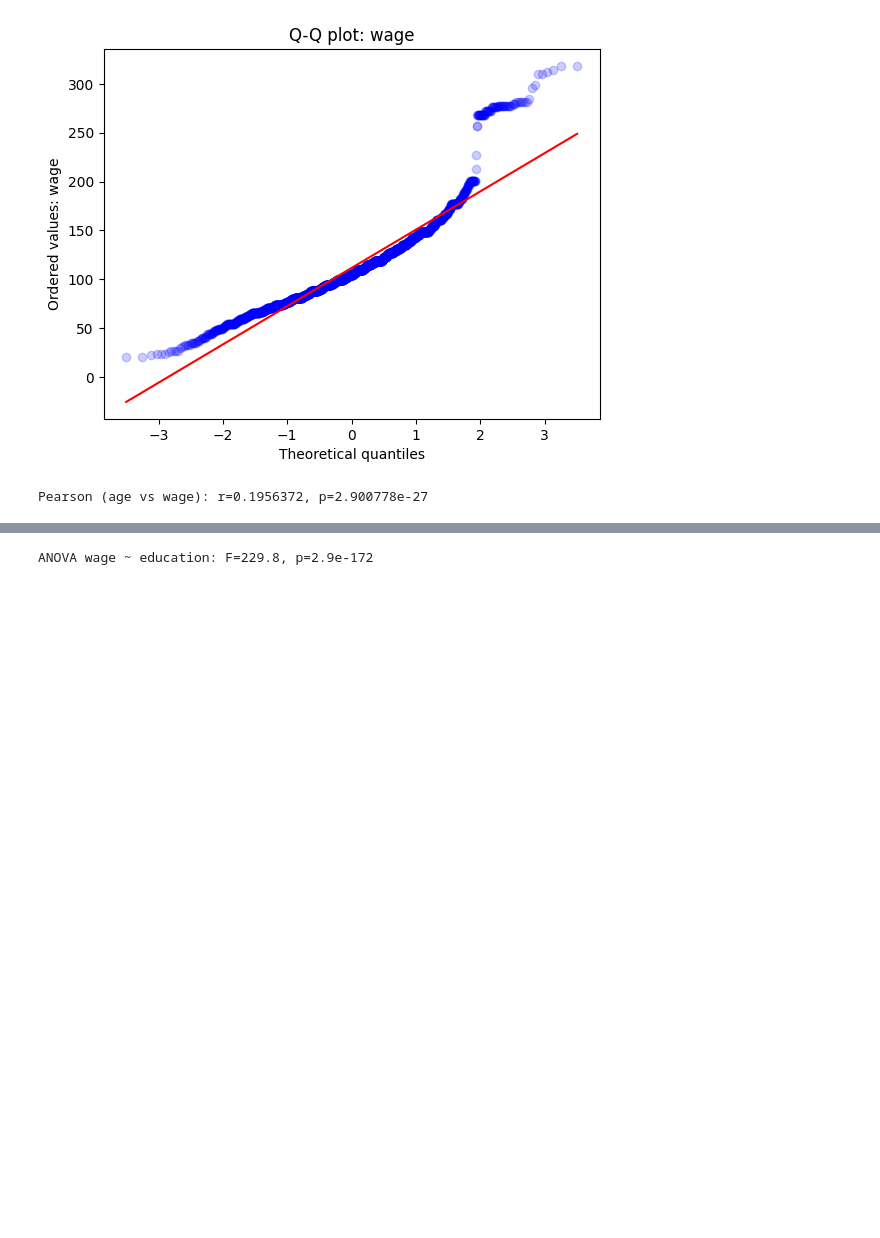
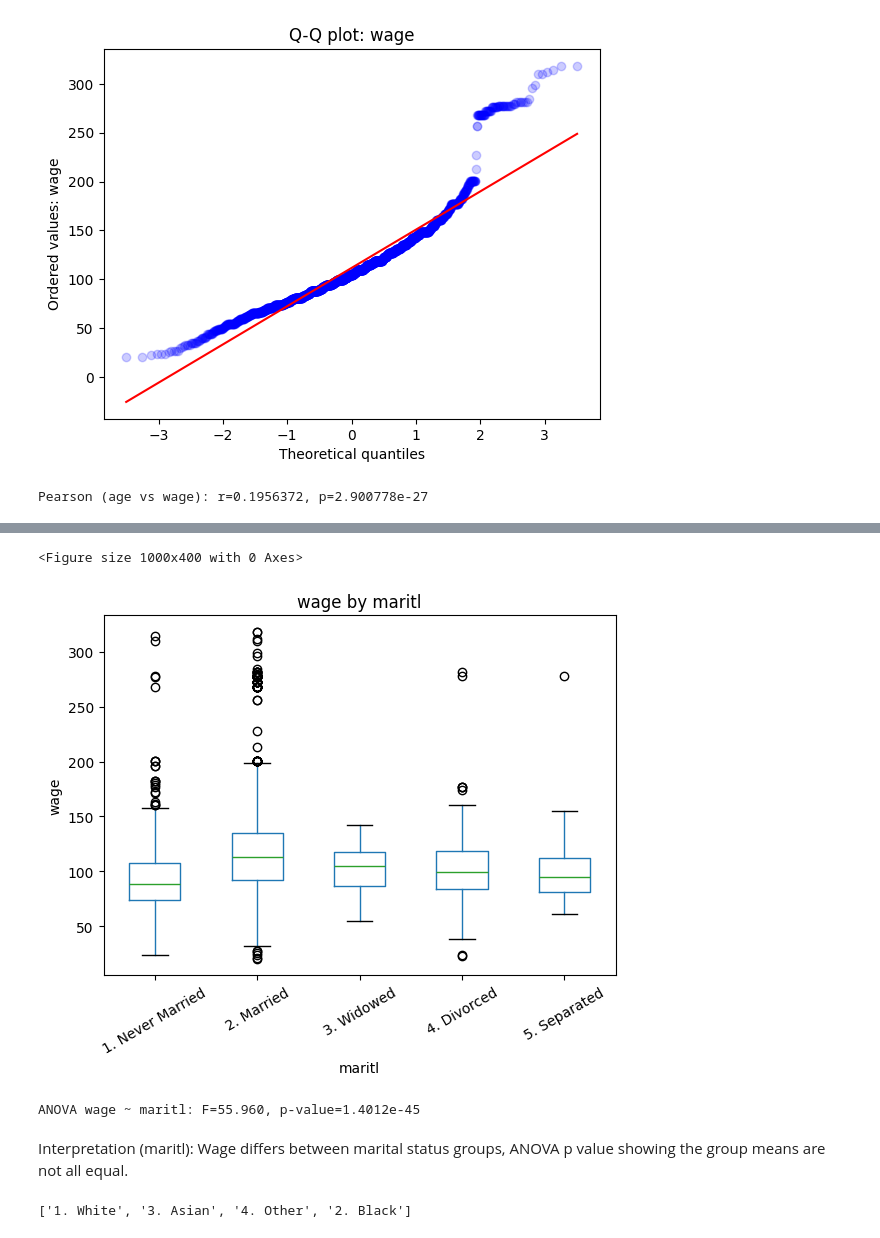
Before and after one commit to LNU4/ML, a Jupyter notebook: Assignment_1.ipynb, the cells around one changed output, grey strips where cells are left out. Saved outputs shown, nothing was run; the diff lists cells and outputs as text; code cells hidden in the pictures; blank space fills up the shorter version.

```diff
--- a/Assignment_1.ipynb
+++ b/Assignment_1.ipynb
@@ -187,10 +256,13 @@ plt.show()
 # %%
-feature_col = "education"
-levels = wage_data[feature_col].dropna().unique()
+## Plotting "box plot"
 
-groups = [wage_data.loc[wage_data["education"] == lvl, "wage"] for lvl in levels]
-
-F_value, p_value = stats.f_oneway(*groups)
-print(f"ANOVA wage ~ education: F={F_value:.1f}, p={p_value:.2g}")
+plt.figure(figsize=(10, 4))
+wage_data.boxplot(column="wage", by=feature_col, grid=False, rot=30)
+plt.title(f"{"wage"} by {feature_col}")
+plt.suptitle("")
+plt.xlabel(feature_col)
+plt.ylabel("wage")
+plt.show()
 # %% [output]
-ANOVA wage ~ education: F=229.8, p=2.9e-172
+<Figure size 1000x400 with 0 Axes>
+[figure, added]
@@ -205,0 +269,17 @@ ANOVA wage ~ education: F=229.8, p=2.9e-172
+# %%
+#ANOVA
+
+groups = [wage_data.loc[wage_data[feature_col] == lvl, "wage"].dropna() for lvl in levels]
+F_value, p_value = stats.f_oneway(*groups)
+print(f"ANOVA wage ~ {feature_col}: F={F_value:.3f}, p-value={p_value:.6g}")
+# %% [output]
+ANOVA wage ~ maritl: F=55.960, p-value=1.4012e-45
+# %% [markdown]
+Interpretation (maritl): Wage differs between marital status groups, ANOVA p value showing the group means are not all equal.
+# %%
+#Race non numerical
+feature_col = "race"
+levels = wage_data[feature_col].dropna().unique().tolist()
+print(levels)
+# %% [output]
+['1. White', '3. Asian', '4. Other', '2. Black']
```
Also changed, not shown: parts of 39 cells of this notebook, 1 other file.
